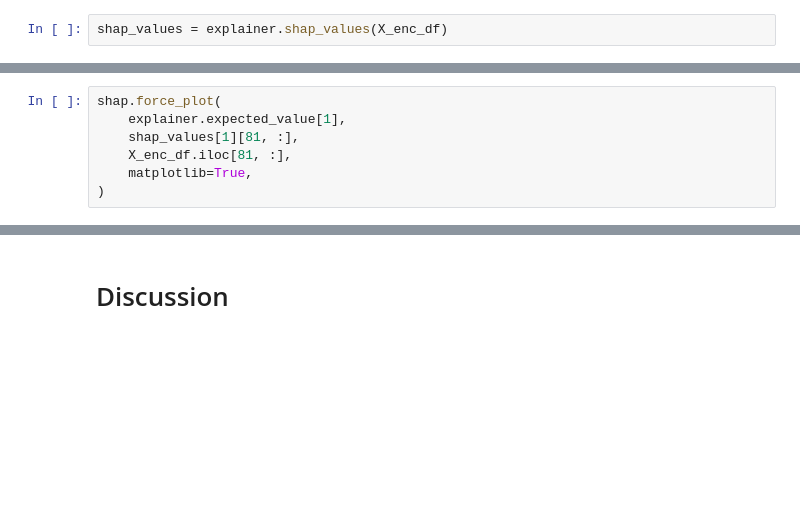
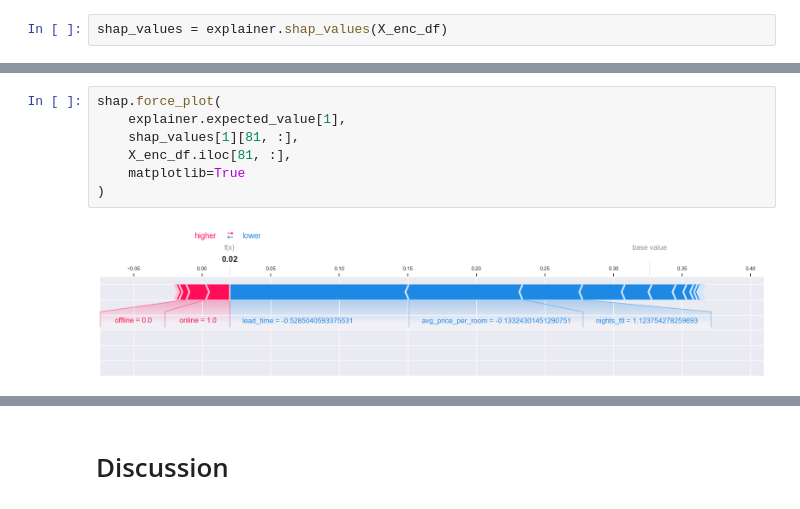
Before and after one commit to jh22d/BookedUp, a Jupyter notebook: Final_Project.ipynb, the cells around one changed output, grey strips where cells are left out. Saved outputs shown, nothing was run; the diff lists cells and outputs as text; blank space fills up the shorter version.

```diff
--- a/Final_Project.ipynb
+++ b/Final_Project.ipynb
@@ -639,10 +683,12 @@ shap.force_plot(
 # %%
 shap.force_plot(
     explainer.expected_value[1],
     shap_values[1][81, :],
     X_enc_df.iloc[81, :],
-    matplotlib=True,
+    matplotlib=True
 )
+# %% [output]
+[figure, added]
 # %%
 shap.force_plot(
     explainer.expected_value[1],
```
Also changed, not shown: parts of 20 cells of this notebook, 3 other files.
